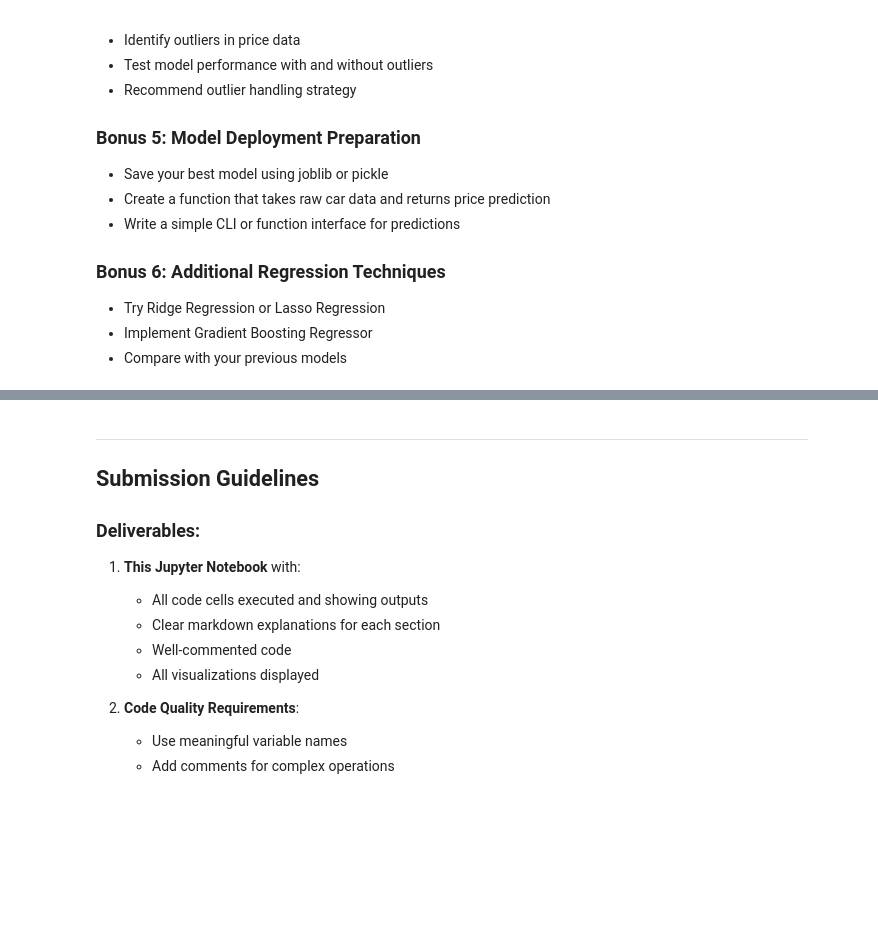
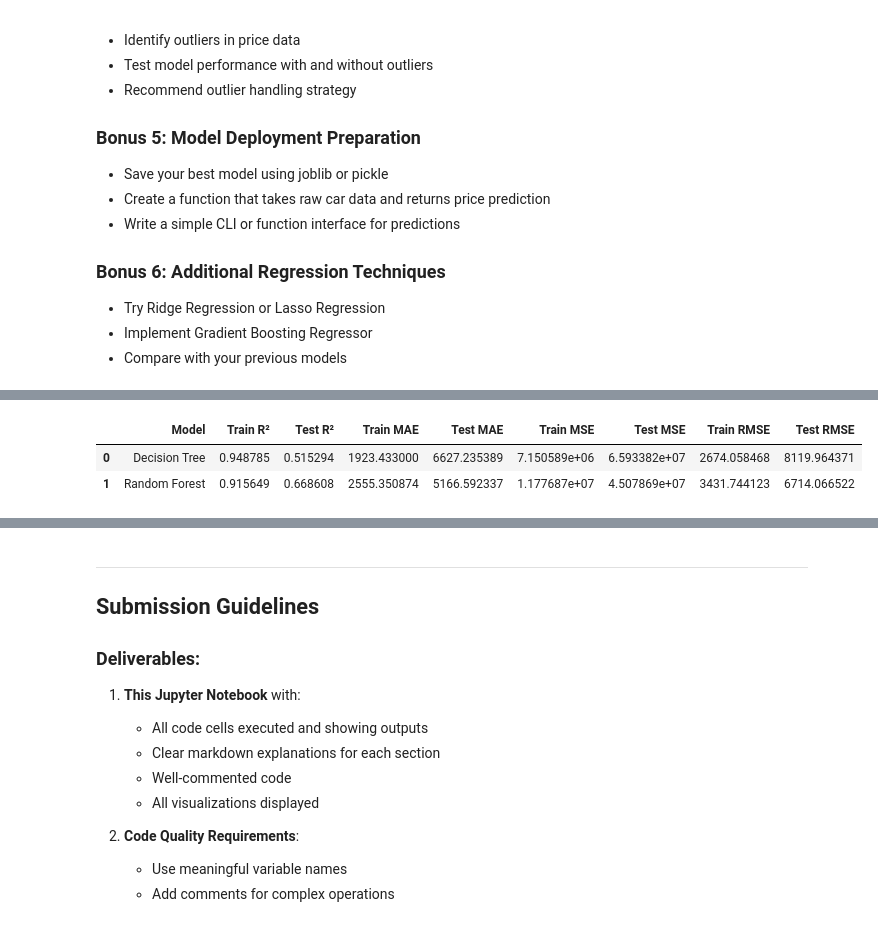
Before and after one commit to Blessing-Ekeh/dataraflow-week15-supervised-learning, a Jupyter notebook: Take Home (1).ipynb, the cells around one changed output, grey strips where cells are left out. Saved outputs shown, nothing was run; the diff lists cells and outputs as text; code cells hidden in the pictures; blank space fills up the shorter version.

Commit message:
Car prediction hypothesis approach

```diff
--- a/Take Home (1).ipynb
+++ b/Take Home (1).ipynb
@@ -2376,16 +2375,16 @@ for cfg in configs:
     svr.fit(X_train, Y_train)
 
     # Predictions
-    Y_train_pred = svr.predict(X_train)
-    Y_test_pred  = svr.predict(X_test)
+    Y_train_pred_svr = svr.predict(X_train)
+    Y_test_pred_svr = svr.predict(X_test)
 
     # Metrics
-    r2_train = r2_score(Y_train, Y_train_pred)
-    r2_test = r2_score(Y_test, Y_test_pred)
-    mae_train = mean_absolute_error(Y_train, Y_train_pred)
-    mae_test = mean_absolute_error(Y_test, Y_test_pred)
-    mse_train = mean_squared_error(Y_train, Y_train_pred)
-    mse_test = mean_squared_error(Y_test, Y_test_pred)
+    r2_train = r2_score(Y_train, Y_train_pred_svr)
+    r2_test = r2_score(Y_test, Y_test_pred_svr)
+    mae_train = mean_absolute_error(Y_train, Y_train_pred_svr)
+    mae_test = mean_absolute_error(Y_test, Y_test_pred_svr)
+    mse_train = mean_squared_error(Y_train, Y_train_pred_svr)
+    mse_test = mean_squared_error(Y_test, Y_test_pred_svr)
     rmse_train = np.sqrt(mse_train)
     rmse_test = np.sqrt(mse_test)
 
@@ -3293,0 +3344,50 @@ If you want to go beyond the requirements:
+# %%
+# Rebuild decision tree results into rows
+rows = []
+
+for (depth, split, leaf), metrics in results_tree.items():
+    row = {
+        "max_depth": depth,
+        "min_samples_split": split,
+        "min_samples_leaf": leaf,
+        "Train R²": metrics["Train R²"],
+        "Test R²": metrics["Test R²"],
+        "Train MAE": metrics["Train MAE"],
+        "Test MAE": metrics["Test MAE"],
+        "Train MSE": metrics["Train MSE"],
+        "Test MSE": metrics["Test MSE"],
+        "Train RMSE": metrics["Train RMSE"],
+        "Test RMSE": metrics["Test RMSE"]
+    }
+    rows.append(row)
+
+results_tree_df = pd.DataFrame(rows)
+results_tree_df.head()
+
+#Sort to find best configurations
+#results_tree_df.sort_values(by="Test R²", ascending=False).head()
+
+# Get best decision tree configuration
+best_tree_row = results_tree_df.loc[results_tree_df["Test R²"].idxmax()]
+best_tree_row
+
+# convert to dictionary
+best_tree_summary = {
+    "Model": "Decision Tree",
+    "Train R²": best_tree_row["Train R²"],
+    "Test R²": best_tree_row["Test R²"],
+    "Train MAE": best_tree_row["Train MAE"],
+    "Test MAE": best_tree_row["Test MAE"],
+    "Train MSE": best_tree_row["Train MSE"],
+    "Test MSE": best_tree_row["Test MSE"],
+    "Train RMSE": best_tree_row["Train RMSE"],
+    "Test RMSE": best_tree_row["Test RMSE"]
+}
+
+# Compare Random Forest with Decision Tree results
+comparison_df = pd.DataFrame([best_tree_summary, results_rf])
+comparison_df
+# %% [output]
+|  | Model | Train R² | Test R² | Train MAE | Test MAE | Train MSE | Test MSE | Train RMSE | Test RMSE |
+| 0 | Decision Tree | 0.948785 | 0.515294 | 1923.433000 | 6627.235389 | 7.150589e+06 | 6.593382e+07 | 2674.058468 | 8119.964371 |
+| 1 | Random Forest | 0.915649 | 0.668608 | 2555.350874 | 5166.592337 | 1.177687e+07 | 4.507869e+07 | 3431.744123 | 6714.066522 |
```
Also changed, not shown: parts of 8 cells of this notebook.
